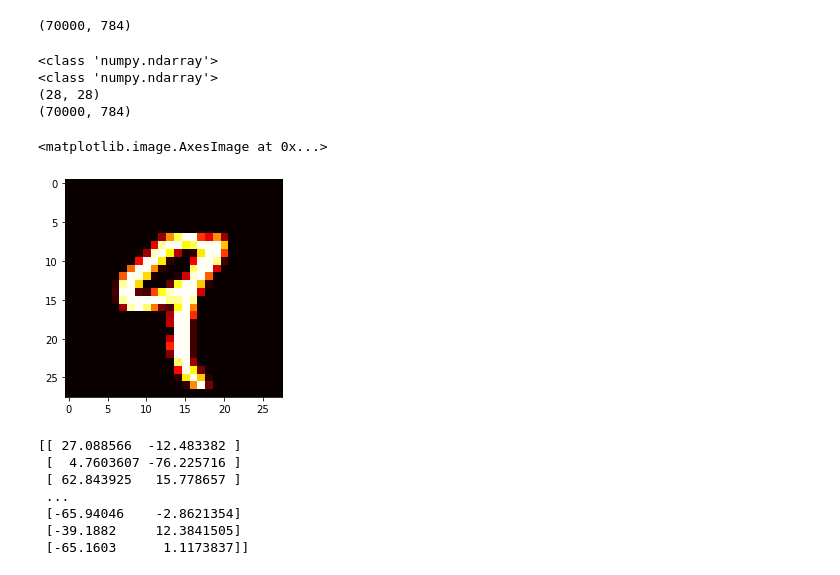
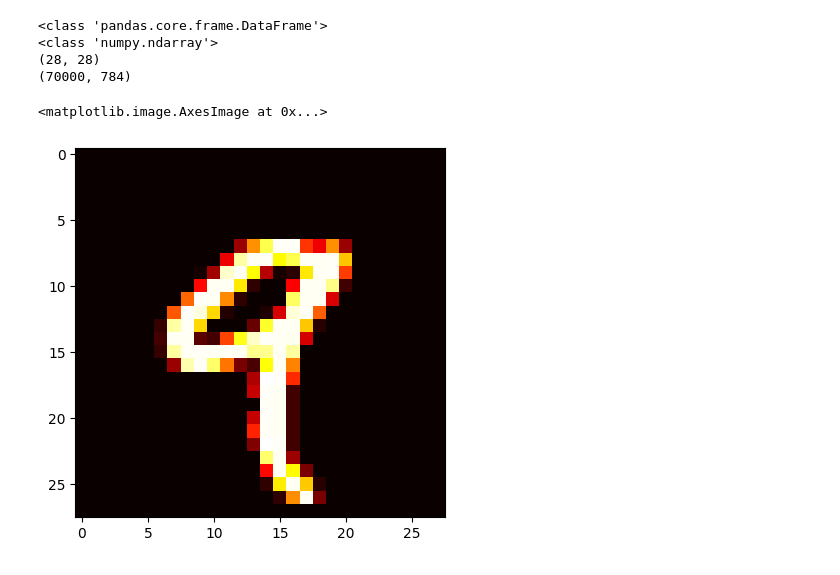
Before and after one commit to KSaid-1/ProjectStash, a Jupyter notebook: mnist/mnist_problem.ipynb, the cells around one changed output. Cells and saved outputs as stored; diff of their text form; code cells hidden in the pictures.

```diff
--- a/mnist/mnist_problem.ipynb
+++ b/mnist/mnist_problem.ipynb
@@ -28,28 +68,28 @@ data_dp
 | 69998 | 5 |
 | 69999 | 6 |
 70000 rows × 1 columns
-# %%
-#print (pixel_values)
-#single_image = pixel_values[1, :].reshape(28, 28)
-print (np.shape(pixel_values))
-# %% [output]
-(70000, 784)
 # %%
+'''
+pixel_values is a 2-dimensional array of shape 70000x784. There are 70000 different images, each of size 28x28 pixels. Flattening 28x28 gives 784 data points.
+'''
+
 print (type(pixel_values))
 pixel_values = np.array(pixel_values)
 print (type(pixel_values))
 single_image = pixel_values[4, :].reshape(28, 28)
 print (np.shape(single_image))
 print (np.shape(pixel_values))
-#print (single_image)
 # %% [output]
-<class 'numpy.ndarray'>
+<class 'pandas.core.frame.DataFrame'>
 <class 'numpy.ndarray'>
 (28, 28)
 (70000, 784)
 # %%
+'''
+We can visualize the samples in this dataset by reshaping them to their original shape and then plotting them using matplotlib.
+'''
 plt.imshow(single_image, cmap='hot')
 # %% [output]
 <matplotlib.image.AxesImage at 0x...>
-[figure, old version]
+[figure, new version]
 # %%
@@ -56,13 +99,3 @@ plt.imshow(single_image, cmap='hot')
 tsne = manifold.TSNE(n_components=2, random_state=42)
 transformed_data = tsne.fit_transform(pixel_values[:5000,:])
-# %%
-print (transformed_data)
-# %% [output]
-[[ 27.088566  -12.483382 ]
- [  4.7603607 -76.225716 ]
- [ 62.843925   15.778657 ]
- ...
- [-65.94046    -2.8621354]
- [-39.1882     12.3841505]
- [-65.1603      1.1173837]]
 # %%
```
Also changed, not shown: parts of 13 cells of this notebook, 2 other files.
